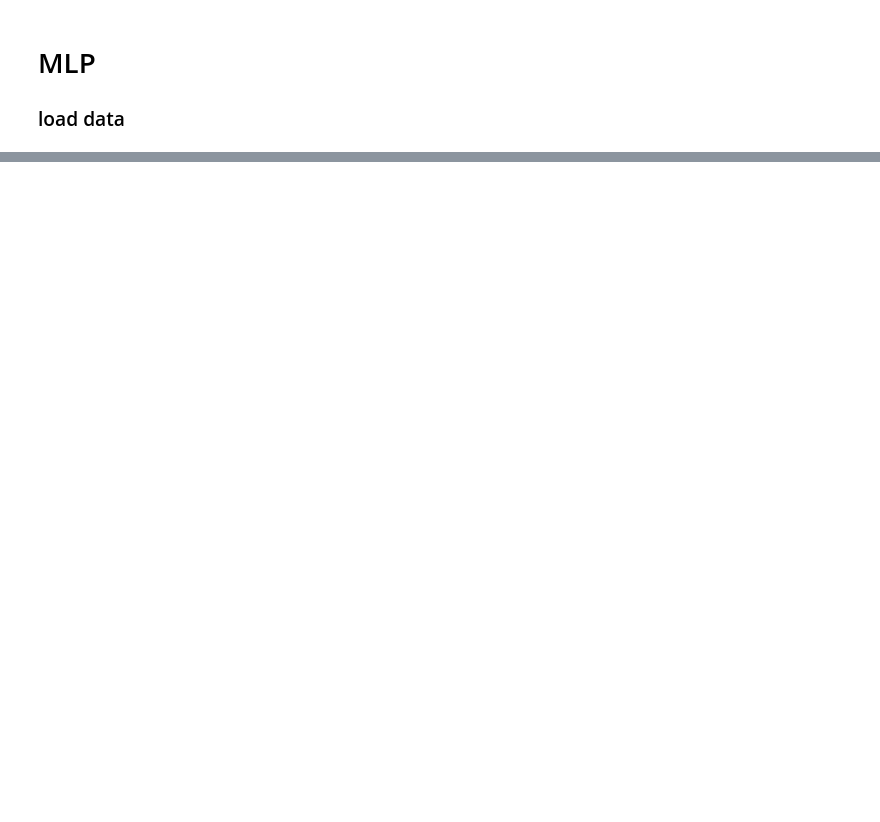
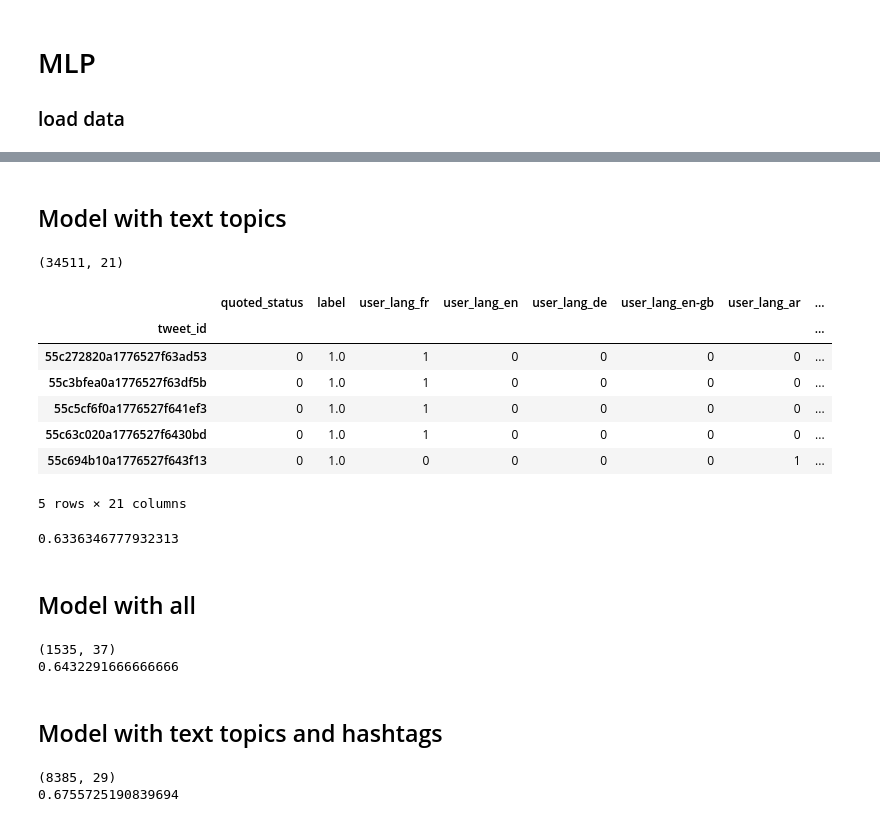
Before and after one commit to valstrl/CSM-project, a Jupyter notebook: mlp.ipynb, the cells around one changed output, grey strips where cells are left out. Cells and saved outputs as stored; diff of their text form; code cells hidden in the pictures; blank space fills up the shorter version.

```diff
--- a/mlp.ipynb
+++ b/mlp.ipynb
@@ -152,0 +156,69 @@ print(score)
+# %% [markdown]
+## Model with text topics
+# %%
+gt_topic=gt[~gt['tweet_class'].isnull()]
+gt_topic=gt_topic.drop(['hashtags'] + hashtag_col + img_col +['tweet_class'], axis= 1)
+print(gt_topic.shape)
+gt_topic.head()
+# %% [output]
+(34511, 21)
+|  | quoted_status | label | user_lang_fr | user_lang_en | user_lang_de | user_lang_en-gb | user_lang_ar | ... |
+| tweet_id |  |  |  |  |  |  |  | ... |
+| 55c272820a1776527f63ad53 | 0 | 1.0 | 1 | 0 | 0 | 0 | 0 | ... |
+| 55c3bfea0a1776527f63df5b | 0 | 1.0 | 1 | 0 | 0 | 0 | 0 | ... |
+| 55c5cf6f0a1776527f641ef3 | 0 | 1.0 | 1 | 0 | 0 | 0 | 0 | ... |
+| 55c63c020a1776527f6430bd | 0 | 1.0 | 1 | 0 | 0 | 0 | 0 | ... |
+| 55c694b10a1776527f643f13 | 0 | 1.0 | 0 | 0 | 0 | 0 | 1 | ... |
+5 rows × 21 columns
+# %%
+gt_topic = gt_topic.sample(frac=1)
+train_topic=gt_topic.iloc[0:int(round(0.5*gt_topic.shape[0]))]
+val_topic=gt_topic.iloc[ int(round(0.5*gt_topic.shape[0])): int(round(0.75*gt_topic.shape[0]))]
+test_topic=gt_topic.iloc[int(round(0.75*gt_topic.shape[0])): int(gt_topic.shape[0])]
+
+mlp_topic= MLPClassifier(activation ='relu', solver='adam') #alpha=0.0001 #batch size =200 , max_iter 200
+mlp_topic.fit(train_topic.drop('label',axis=1).fillna(0), train_topic['label'].fillna(0).astype(int))
+score_topic = mlp_topic.score(test_topic.drop('label', axis =1).fillna(0),test_topic['label'].fillna(0).astype(int))
+print(score_topic)
+# %% [output]
+0.6336346777932313
+# %% [markdown]
+## Model with all
+# %%
+gt_all=gt[~gt['tweet_class'].isnull() & ~gt['hashtags'].isnull() & ~gt['image_class'].isnull() ]
+gt_all=gt_all.drop(['hashtags']+ ['image_class', 'image_score'] + ['tweet_class'], axis= 1)
+print(gt_all.shape)
+
+
+gt_all = gt_all.sample(frac=1)
+train_all=gt_all.iloc[0:int(round(0.5*gt_all.shape[0]))]
+val_all=gt_all.iloc[ int(round(0.5*gt_all.shape[0])): int(round(0.75*gt_all.shape[0]))]
+test_all=gt_all.iloc[int(round(0.75*gt_all.shape[0])): int(gt_all.shape[0])]
+
+mlp_all= MLPClassifier(activation ='relu', solver='adam') #alpha=0.0001 #batch size =200 , max_iter 200
+mlp_all.fit(train_all.drop('label',axis=1).fillna(0), train_all['label'].fillna(0).astype(int))
+score_all = mlp_all.score(test_all.drop('label', axis =1).fillna(0),test_all['label'].fillna(0).astype(int))
+print(score_all)
+# %% [output]
+(1535, 37)
+0.6432291666666666
+# %% [markdown]
+## Model with text topics and hashtags
+# %%
+gt_text_hashtags=gt[~gt['tweet_class'].isnull() & ~gt['hashtags'].isnull() ]
+gt_text_hashtags=gt_text_hashtags.drop(['hashtags']+ img_col + ['tweet_class'], axis= 1)
+print(gt_text_hashtags.shape)
+
+
+gt_text_hashtags = gt_text_hashtags.sample(frac=1)
+train_text_hashtags=gt_text_hashtags.iloc[0:int(round(0.5*gt_text_hashtags.shape[0]))]
+val_text_hashtags=gt_text_hashtags.iloc[ int(round(0.5*gt_text_hashtags.shape[0])): int(round(0.75*gt_text_hashtags.shape[0]))]
+test_text_hashtags=gt_text_hashtags.iloc[int(round(0.75*gt_text_hashtags.shape[0])): int(gt_text_hashtags.shape[0])]
+
+mlp_text_hashtags= MLPClassifier(activation ='relu', solver='adam') #alpha=0.0001 #batch size =200 , max_iter 200
+mlp_text_hashtags.fit(train_text_hashtags.drop('label',axis=1).fillna(0), train_text_hashtags['label'].fillna(0).astype(int))
+score_text_hashtags = mlp_text_hashtags.score(test_text_hashtags.drop('label', axis =1).fillna(0),test_text_hashtags['label'].fillna(0).astype(int))
+print(score_text_hashtags)
+# %% [output]
+(8385, 29)
+0.6755725190839694
```
Also changed, not shown: parts of 16 cells of this notebook.
